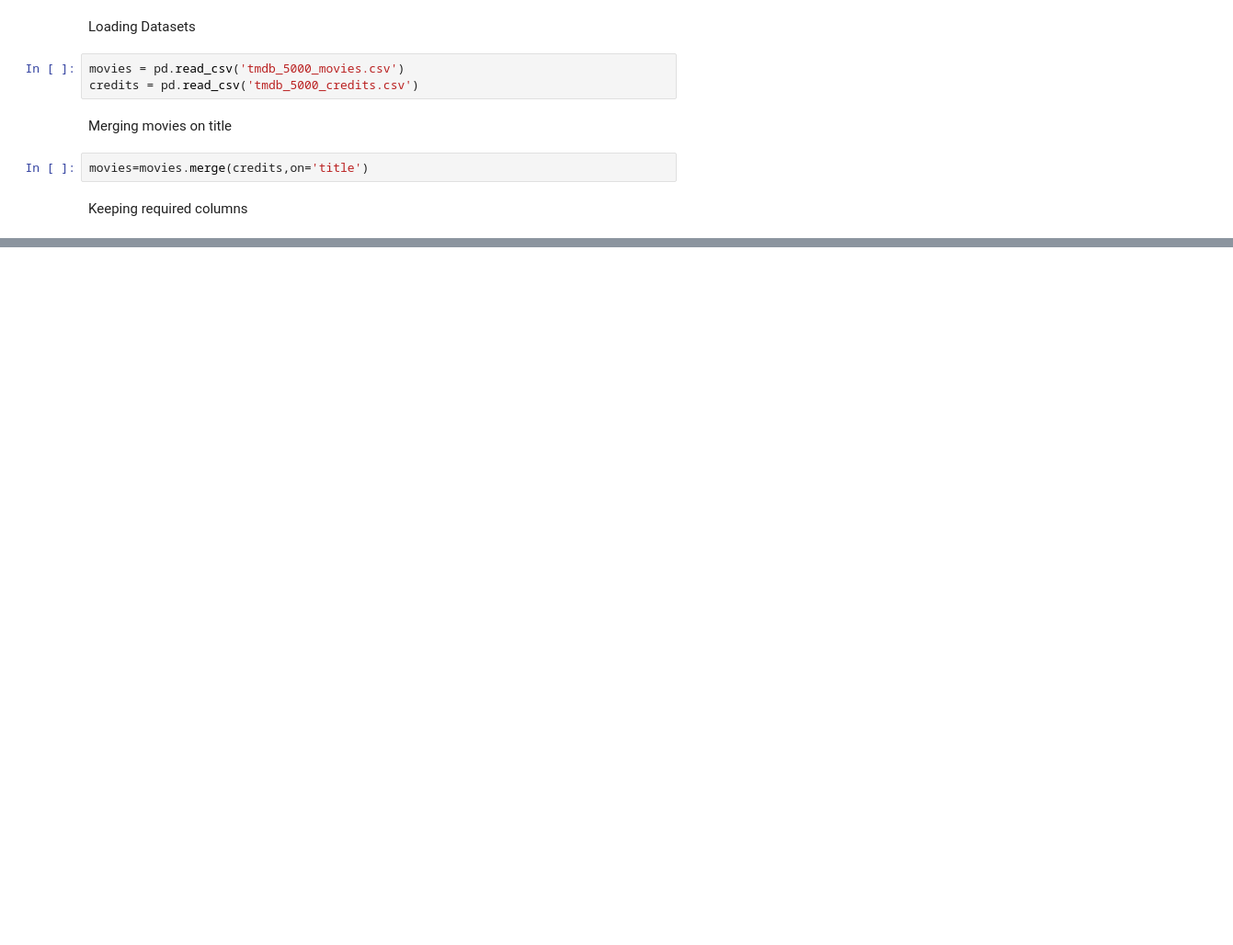
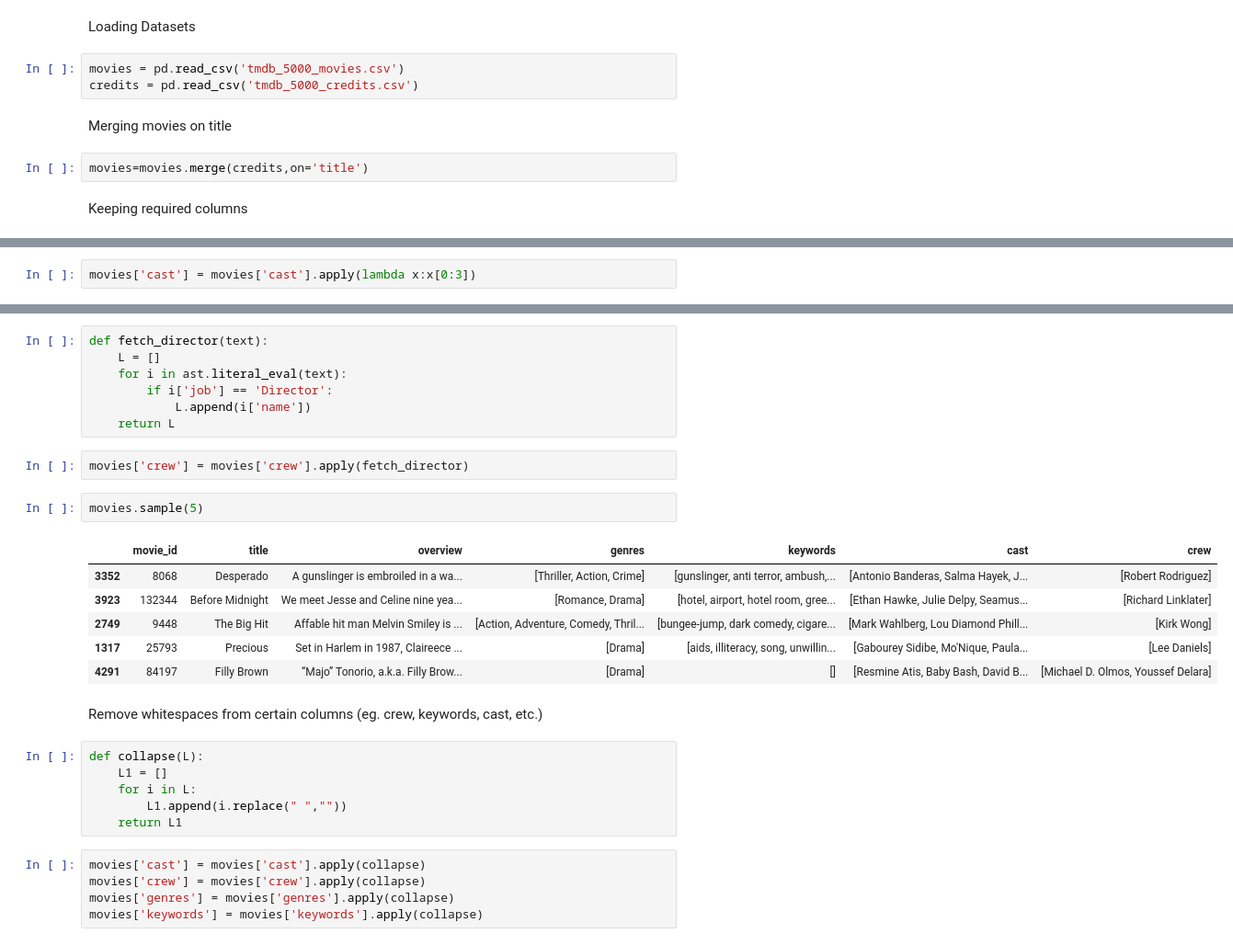
Before and after one commit to Sreenjoyee/movie-recommendation-system, a Jupyter notebook: movie-recommender-system.ipynb, the cells around one changed output, grey strips where cells are left out. Shown at 92% size. Saved outputs shown, nothing was run; the diff lists cells and outputs as text; blank space fills up the shorter version.

```diff
--- a/movie-recommender-system.ipynb
+++ b/movie-recommender-system.ipynb
@@ -27,0 +70,2 @@ movies.head()
+# %%
+movies['cast'] = movies['cast'].apply(lambda x:x[0:3])
@@ -27,0 +74,31 @@ movies.head()
+# %%
+def fetch_director(text):
+    L = []
+    for i in ast.literal_eval(text):
+        if i['job'] == 'Director':
+            L.append(i['name'])
+    return L
+# %%
+movies['crew'] = movies['crew'].apply(fetch_director)
+# %%
+movies.sample(5)
+# %% [output]
+|  | movie_id | title | overview | genres | keywords | cast | crew |
+| 3352 | 8068 | Desperado | A gunslinger is embroiled in a wa... | [Thriller, Action, Crime] | [gunslinger, anti terror, ambush,... | [Antonio Banderas, Salma Hayek, J... | [Robert Rodriguez] |
+| 3923 | 132344 | Before Midnight | We meet Jesse and Celine nine yea... | [Romance, Drama] | [hotel, airport, hotel room, gree... | [Ethan Hawke, Julie Delpy, Seamus... | [Richard Linklater] |
+| 2749 | 9448 | The Big Hit | Affable hit man Melvin Smiley is ... | [Action, Adventure, Comedy, Thril... | [bungee-jump, dark comedy, cigare... | [Mark Wahlberg, Lou Diamond Phill... | [Kirk Wong] |
+| 1317 | 25793 | Precious | Set in Harlem in 1987, Claireece ... | [Drama] | [aids, illiteracy, song, unwillin... | [Gabourey Sidibe, Mo'Nique, Paula... | [Lee Daniels] |
+| 4291 | 84197 | Filly Brown | “Majo” Tonorio, a.k.a. Filly Brow... | [Drama] | [] | [Resmine Atis, Baby Bash, David B... | [Michael D. Olmos, Youssef Delara] |
+# %% [markdown]
+Remove whitespaces from certain columns (eg. crew, keywords, cast, etc.)
+# %%
+def collapse(L):
+    L1 = []
+    for i in L:
+        L1.append(i.replace(" ",""))
+    return L1
+# %%
+movies['cast'] = movies['cast'].apply(collapse)
+movies['crew'] = movies['crew'].apply(collapse)
+movies['genres'] = movies['genres'].apply(collapse)
+movies['keywords'] = movies['keywords'].apply(collapse)
```
Also changed, not shown: parts of 21 cells of this notebook, 2 other files.
